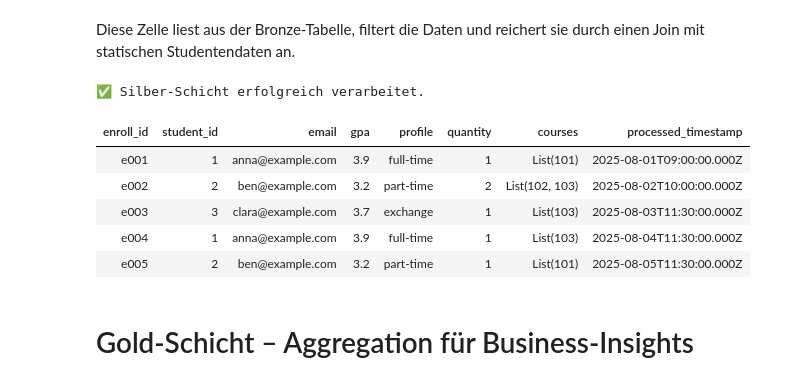
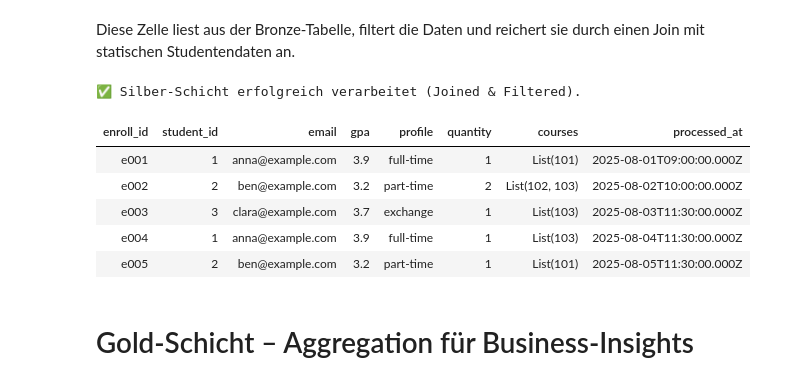
Before and after one commit to philippechr/databricks_lab, a Jupyter notebook: 53_medallion_architecture.ipynb, the cells around one changed output. Drawn from its saved outputs; the diff is of its cells as text; code cells hidden in the pictures.

```diff
--- a/53_medallion_architecture.ipynb
+++ b/53_medallion_architecture.ipynb
@@ -138,32 +158,43 @@ Diese Zelle liest aus der Bronze-Tabelle, filtert die Daten und reichert sie dur
 # %%
 import pyspark.sql.functions as F
 
 # Silber-Stream: Liest von Bronze, bereinigt und reichert an
 enrollments_enriched_df = (
     spark.readStream
-         .table("enrollments_bronze")
-         .where("quantity > 0")
-         .withColumn("processed_timestamp", F.to_timestamp("timestamp"))
-         .join(students_lookup_df, "student_id")
-         .select("enroll_id", "student_id", "email", "gpa", "profile", "quantity", "courses", "processed_timestamp")
+         .table("workspace.default.enrollments_bronze") # Konsistente Benennung
+         .where("quantity > 0")                   # Datenbereinigung
+         # Umwandlung von String/Long in Timestamp für Zeit-Analysen
+         .withColumn("processed_at", F.to_timestamp("timestamp"))
+         # JOIN mit statischen Stammdaten (Stream-Static Join)
+         .join(students_lookup_df, "student_id", "left") # Left-Join ist oft sicherer
+         .select(
+             "enroll_id",
+             "student_id",
+             "email",
+             "gpa",
+             "profile",
+             "quantity",
+             "courses",
+             "processed_at"
+         )
 )
 
 # Ergebnis in die Silber-Tabelle schreiben
 (enrollments_enriched_df.writeStream
                         .format("delta")
                         .option("checkpointLocation", chk_silver)
                         .option("mergeSchema", "true")
                         .outputMode("append")
-                        .trigger(availableNow=True)
-                        .table("enrollments_silver")
+                        .trigger(availableNow=True) # Kosteneffizient in der Free Edition
+                        .table("workspace.default.enrollments_silver")
                         .awaitTermination()
 )
 
-print("✅ Silber-Schicht erfolgreich verarbeitet.")
-display(spark.table("enrollments_silver"))
+print("✅ Silber-Schicht erfolgreich verarbeitet (Joined & Filtered).")
+display(spark.table("workspace.default.enrollments_silver"))
 # %% [output]
-✅ Silber-Schicht erfolgreich verarbeitet.
+✅ Silber-Schicht erfolgreich verarbeitet (Joined & Filtered).
-| enroll_id | student_id | email | gpa | profile | quantity | courses | processed_timestamp |
+| enroll_id | student_id | email | gpa | profile | quantity | courses | processed_at |
 | e001 | 1 | anna@example.com | 3.9 | full-time | 1 | List(101) | 2025-08-01T09:00:00.000Z |
 | e002 | 2 | ben@example.com | 3.2 | part-time | 2 | List(102, 103) | 2025-08-02T10:00:00.000Z |
 | e003 | 3 | clara@example.com | 3.7 | exchange | 1 | List(103) | 2025-08-03T11:30:00.000Z |
```
Also changed, not shown: parts of 7 cells of this notebook.
